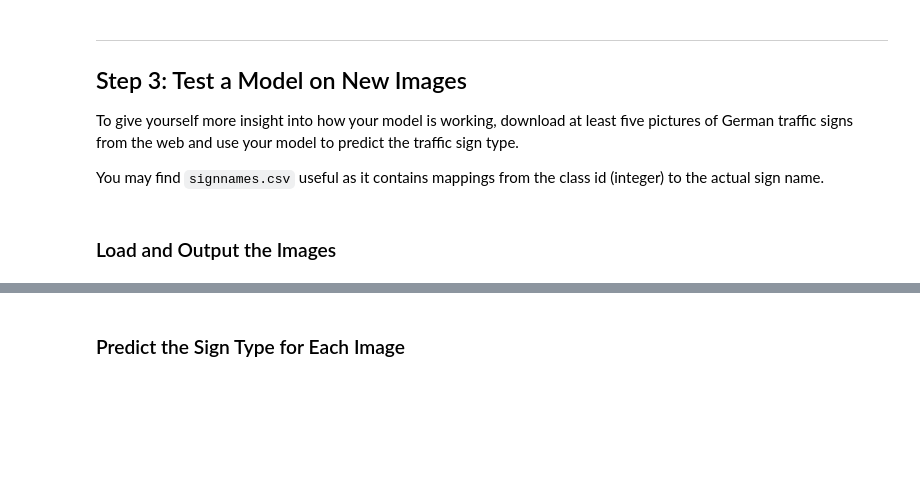
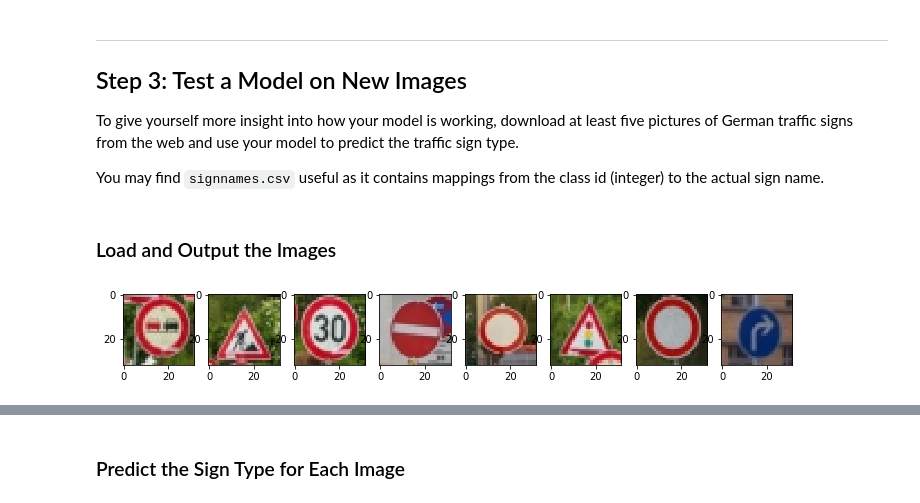
Before and after one commit to apichlkostner/CarND-Traffic-Sign-Classifier-Project, a Jupyter notebook: Traffic_Sign_Classifier.ipynb, the cells around one changed output, grey strips where cells are left out. Saved outputs shown, nothing was run; the diff lists cells and outputs as text; code cells hidden in the pictures; blank space fills up the shorter version.

```diff
--- a/Traffic_Sign_Classifier.ipynb
+++ b/Traffic_Sign_Classifier.ipynb
@@ -186,7 +229,7 @@ def img_normalize(imgs):
     for i in range(imgs.shape[0]):
         gray_image = cv2.cvtColor(imgs[i], cv2.COLOR_RGB2GRAY)
         #gray_image = cv2.equalizeHist(gray_image)
-        clahe = cv2.createCLAHE(clipLimit=2.0, tileGridSize=(5,5))
+        clahe = cv2.createCLAHE(clipLimit=2.0, tileGridSize=(6,6))
         gray_image = clahe.apply(gray_image)
         img_g[i] = gray_image / 255.
     return img_g.reshape([imgs.shape[0], imgs.shape[1], imgs.shape[2], 1])
@@ -617,0 +616,27 @@ You may find `signnames.csv` useful as it contains mappings from the class id (i
+# %%
+import os
+
+image_path = 'new-traffic-signs'
+
+files = [f for f in os.listdir(image_path) if (os.path.isfile(os.path.join(image_path, f)) and (f.find('.jpg') > 0))]
+
+X_own = np.zeros([len(files), 32, 32, 3]).astype(np.uint8)
+
+for i, f in enumerate(files):
+    fd = os.path.join(image_path, f)
+    img = cv2.imread(fd, cv2.IMREAD_COLOR)[...,::-1]
+
+    assert(img.shape == (32, 32, 3))
+
+    X_own[i] = img
+# %%
+plt.figure(1, figsize=(12, 8))
+plotsize = [4, 8]
+numplots = plotsize[0] * plotsize[1]
+
+for i in range(len(X_own)):
+    img = X_own[i]
+    plt.subplot(plotsize[0], plotsize[1], i+1)
+    plt.imshow(img)
+# %% [output]
+[figure, added]
```
Also changed, not shown: parts of 25 cells of this notebook, 8 other files.
